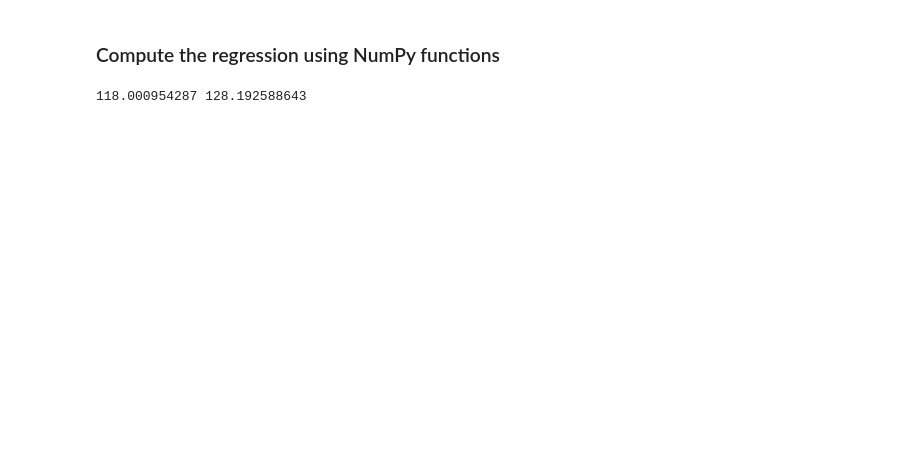
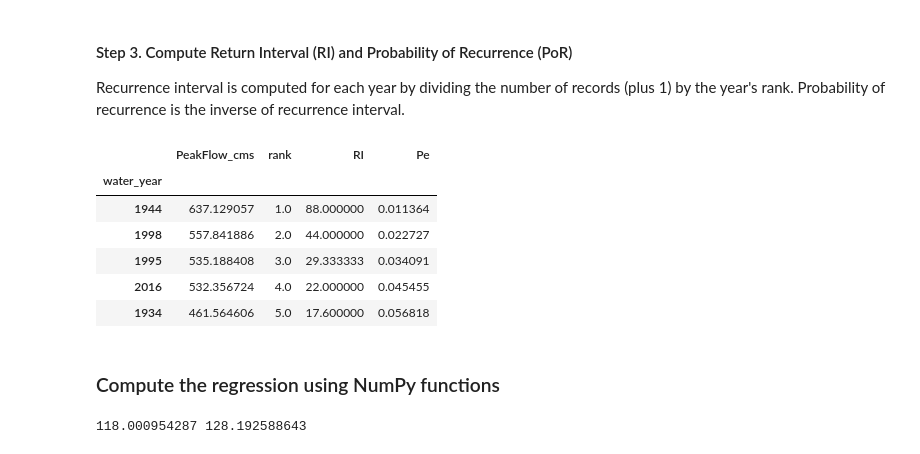
Before and after one commit to johnpfay/Water-Data-Bootcamp, a Jupyter notebook: 1_StreamFlow/Python/03-Flood-Frequency-Analysis.ipynb, the cells around one changed output. Drawn from its saved outputs; the diff is of its cells as text; code cells hidden in the pictures; blank space fills up the shorter version.

```diff
--- a/1_StreamFlow/Python/03-Flood-Frequency-Analysis.ipynb
+++ b/1_StreamFlow/Python/03-Flood-Frequency-Analysis.ipynb
@@ -55,0 +89,3 @@ dfMA.head()
+# %% [markdown]
+#### Step 3. Compute Return Interval (RI) and Probability of Recurrence (PoR)
+Recurrence interval is computed for each year by dividing the number of records (plus 1) by the year's rank. Probability of recurrence is the inverse of recurrence interval.
@@ -70,2 +101,13 @@ logx = np.log(x)
+# %%
+# Examine the results
+dfMA.head()
+# %% [output]
+|  | PeakFlow_cms | rank | RI | Pe |
+| water_year |  |  |  |  |
+| 1944 | 637.129057 | 1.0 | 88.000000 | 0.011364 |
+| 1998 | 557.841886 | 2.0 | 44.000000 | 0.022727 |
+| 1995 | 535.188408 | 3.0 | 29.333333 | 0.034091 |
+| 2016 | 532.356724 | 4.0 | 22.000000 | 0.045455 |
+| 1934 | 461.564606 | 5.0 | 17.600000 | 0.056818 |
 # %% [markdown]
 ### Compute the regression using NumPy functions
```
Also changed, not shown: parts of 21 cells of this notebook.
